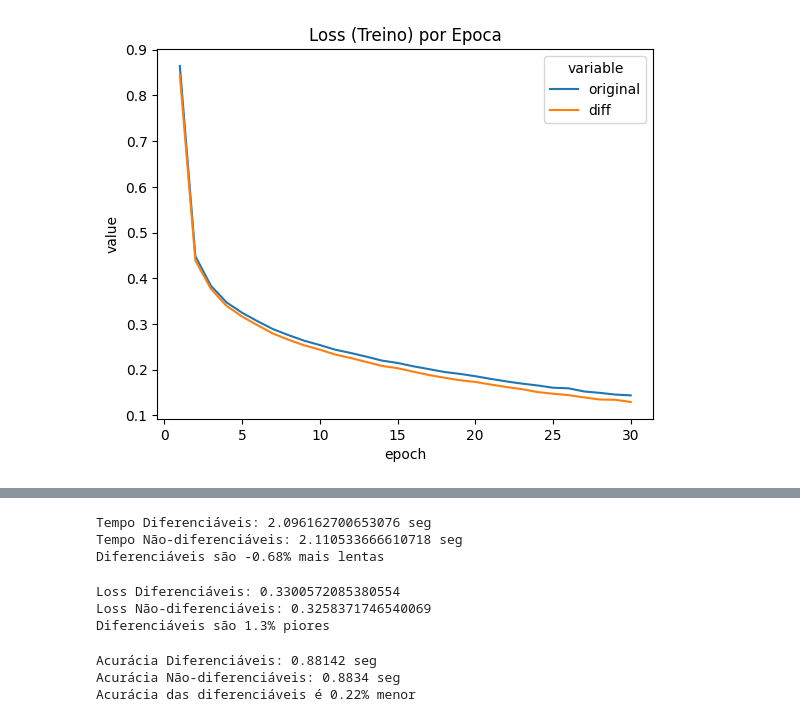
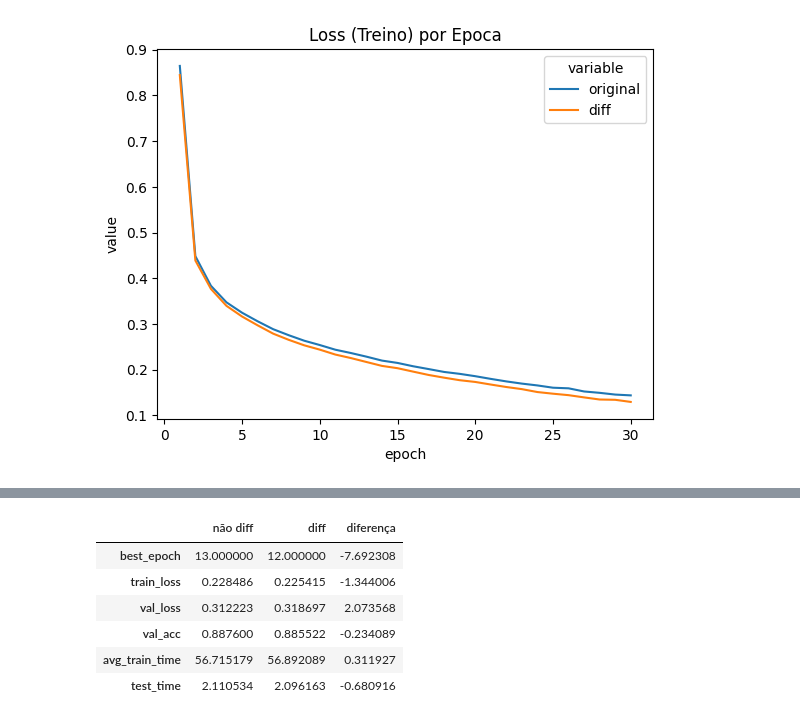
Before and after one commit to robertotomchak/ReLUDiffStudy, a Jupyter notebook: analysis_mobilenet.ipynb, the cells around one changed output, grey strips where cells are left out. Saved outputs shown, nothing was run; the diff lists cells and outputs as text; code cells hidden in the pictures.

```diff
--- a/analysis_mobilenet.ipynb
+++ b/analysis_mobilenet.ipynb
@@ -250,39 +103,30 @@ df_original_test
-# %%
-# prediction time
-diff_time = df_diff_test["time"].mean()
-original_time = df_original_test["time"].mean()
-diff = (diff_time - original_time) / original_time
-print(f"Tempo Diferenciáveis: {diff_time} seg")
-print(f"Tempo Não-diferenciáveis: {original_time} seg")
-print(f"Diferenciáveis são {round(100*diff, 2)}% mais lentas")
-# %% [output]
-Tempo Diferenciáveis: 2.096162700653076 seg
-Tempo Não-diferenciáveis: 2.110533666610718 seg
-Diferenciáveis são -0.68% mais lentas
-# %%
-# loss
-diff_loss = df_diff_test["val_loss"].mean()
-original_loss = df_original_test["val_loss"].mean()
-diff = (diff_loss - original_loss) / original_loss
-print(f"Loss Diferenciáveis: {diff_loss}")
-print(f"Loss Não-diferenciáveis: {original_loss}")
-print(f"Diferenciáveis são {round(100*diff, 2)}% piores")
-# %% [output]
-Loss Diferenciáveis: 0.3300572085380554
-Loss Não-diferenciáveis: 0.3258371746540069
-Diferenciáveis são 1.3% piores
-# %%
-# acc
-diff_acc = df_diff_test["val_acc"].mean()
-original_acc = df_original_test["val_acc"].mean()
-diff = (diff_acc - original_acc) / original_acc
-print(f"Acurácia Diferenciáveis: {diff_acc} seg")
-print(f"Acurácia Não-diferenciáveis: {original_acc} seg")
-if diff < 0:
-    print(f"Acurácia das diferenciáveis é {-round(100*diff, 2)}% menor")
-else:
-    print(f"Acurácia das diferenciáveis é {round(100*diff, 2)}% maior")
-# %% [output]
-Acurácia Diferenciáveis: 0.88142 seg
-Acurácia Não-diferenciáveis: 0.8834 seg
-Acurácia das diferenciáveis é 0.22% menor
+# %%
+best_original = df_original_train[df_original_train["val_loss"] == df_original_train["val_loss"].min()]
+best_diff = df_diff_train[df_diff_train["val_loss"] == df_diff_train["val_loss"].min()]
+
+linhas = ["best_epoch", "train_loss", "val_loss", "val_acc", "avg_train_time", "test_time"]
+
+data_original = [best_original.index[0]]
+data_original.extend(list(best_original.values[0])[1:4])
+data_original.append(df_original_train["time"].mean())
+data_original.append(df_original_test["time"].mean())
+data_original
+
+data_diff = [best_diff.index[0]]
+data_diff.extend(list(best_diff.values[0])[1:4])
+data_diff.append(df_diff_train["time"].mean())
+data_diff.append(df_diff_test["time"].mean())
+
+data = {"não diff": data_original, "diff": data_diff}
+
+df = pd.DataFrame(data=data, index=linhas)
+df["diferença"] = 100 * (df["diff"] - df["não diff"]) / df["não diff"]
+df
+# %% [output]
+|  | não diff | diff | diferença |
+| best_epoch | 13.000000 | 12.000000 | -7.692308 |
+| train_loss | 0.228486 | 0.225415 | -1.344006 |
+| val_loss | 0.312223 | 0.318697 | 2.073568 |
+| val_acc | 0.887600 | 0.885522 | -0.234089 |
+| avg_train_time | 56.715179 | 56.892089 | 0.311927 |
+| test_time | 2.110534 | 2.096163 | -0.680916 |
```
Also changed, not shown: parts of 31 cells of this notebook, 2 other files.
